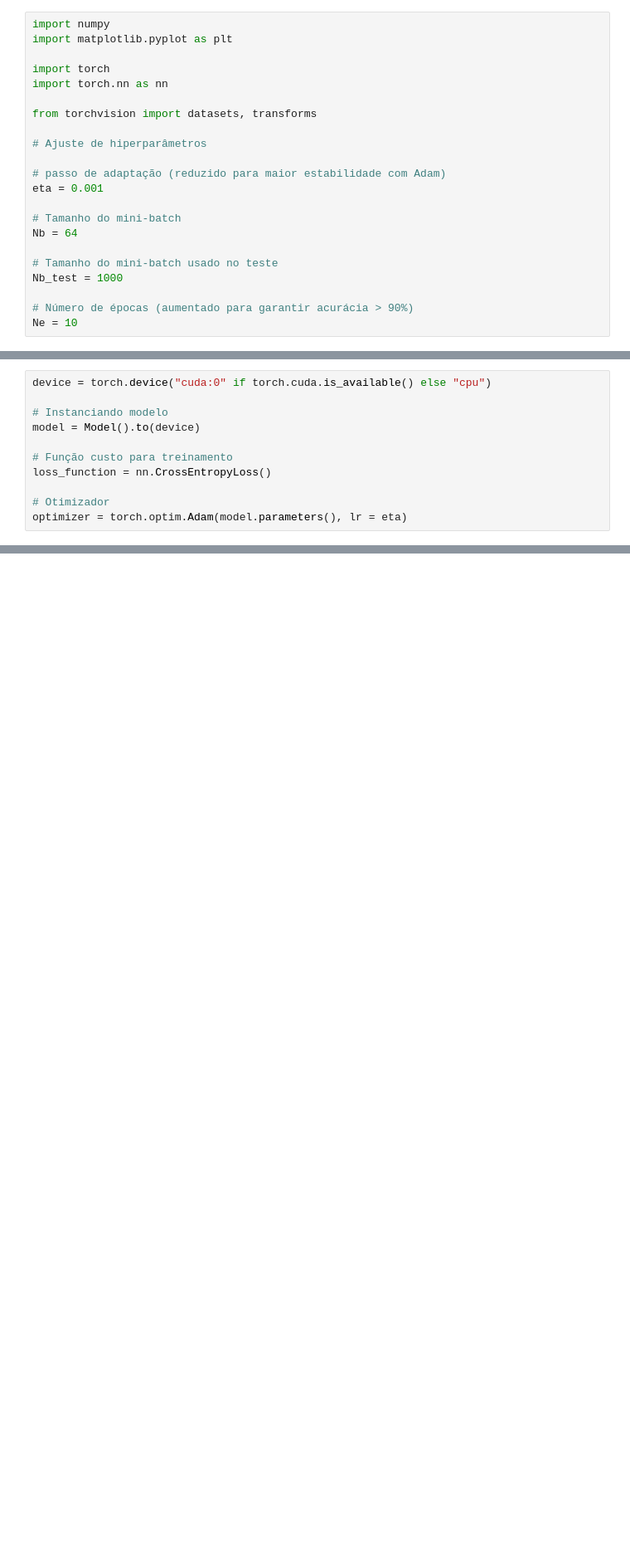
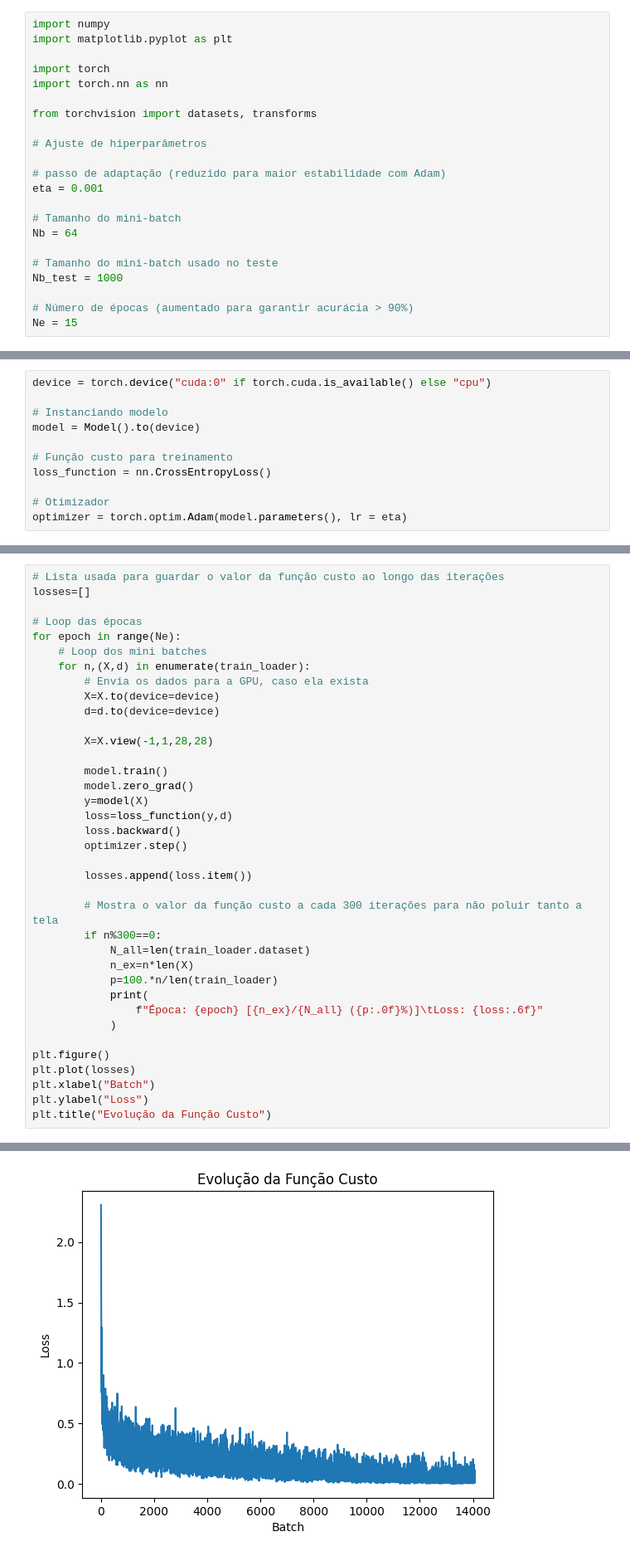
Before and after one commit to Gibonn24/Fundamentos-de-sistemas-Electr-nicos, a Jupyter notebook: ex_entrega_4/ex_entrega_4.ipynb, the cells around one changed output, grey strips where cells are left out. Shown at 83% size. Drawn from its saved outputs; the diff is of its cells as text; blank space fills up the shorter version.

```diff
--- a/ex_entrega_4/ex_entrega_4.ipynb
+++ b/ex_entrega_4/ex_entrega_4.ipynb
@@ -114,7 +117,7 @@ Nb = 64
 Nb_test = 1000
 
 # Número de épocas (aumentado para garantir acurácia > 90%)
-Ne = 10
+Ne = 15
 # %% [markdown]
 carga de datos
 # %%
@@ -213,0 +219,38 @@ optimizer = torch.optim.Adam(model.parameters(), lr = eta)
+# %%
+# Lista usada para guardar o valor da função custo ao longo das iterações
+losses=[]
+
+# Loop das épocas
+for epoch in range(Ne):
+    # Loop dos mini batches
+    for n,(X,d) in enumerate(train_loader):
+        # Envia os dados para a GPU, caso ela exista
+        X=X.to(device=device)
+        d=d.to(device=device)
+
+        X=X.view(-1,1,28,28)
+
+        model.train()
+        model.zero_grad()
+        y=model(X)
+        loss=loss_function(y,d)
+        loss.backward()
+        optimizer.step()
+
+        losses.append(loss.item())
+
+        # Mostra o valor da função custo a cada 300 iterações para não poluir tanto a tela
+        if n%300==0:
+            N_all=len(train_loader.dataset)
+            n_ex=n*len(X)
+            p=100.*n/len(train_loader)
+            print(
+                f"Época: {epoch} [{n_ex}/{N_all} ({p:.0f}%)]\tLoss: {loss:.6f}"
+            )
+
+plt.figure()
+plt.plot(losses)
+plt.xlabel("Batch")
+plt.ylabel("Loss")
+plt.title("Evolução da Função Custo")
+# %% [output]
@@ -213,0 +275 @@ optimizer = torch.optim.Adam(model.parameters(), lr = eta)
+[figure, added]
```
Also changed, not shown: parts of 5 cells of this notebook.
